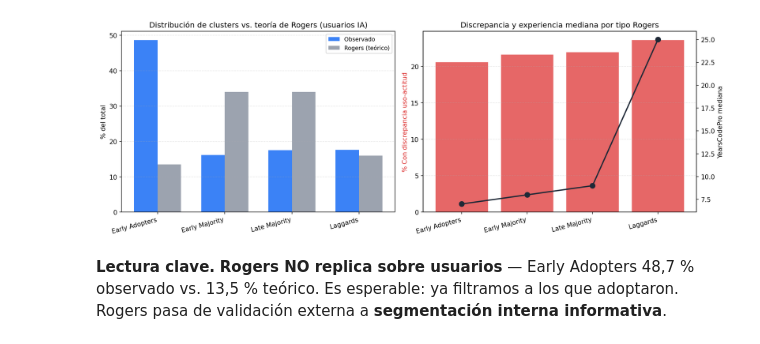
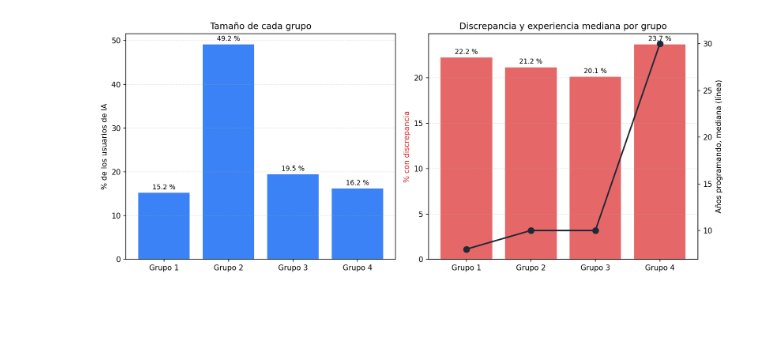
Before and after one commit to dhruszecki/discrepancia-uso-actitud-ia, a Jupyter notebook: notebooks/03_eda.ipynb, the cells around one changed output. Cells and saved outputs as stored; diff of their text form; code cells hidden in the pictures; blank space fills up the shorter version.

```diff
--- a/notebooks/03_eda.ipynb
+++ b/notebooks/03_eda.ipynb
@@ -167,6 +175,4 @@ tabla_h4_users
 # %%
-display(Image(filename=str(ROOT / "outputs" / "06_users_H4_clusters.png")))
+display(Image(filename=str(ROOT / "outputs" / "usuarios_grupos.png")))
 # %% [output]
-[figure, old version]
+[figure, new version]
-# %% [markdown]
-**Lectura clave.** **Rogers NO replica sobre usuarios** — Early Adopters 48,7 % observado vs. 13,5 % teórico. Es esperable: ya filtramos a los que adoptaron. Rogers pasa de validación externa a **segmentación interna informativa**.
```
Also changed, not shown: parts of 53 cells of this notebook, 47 other files.
